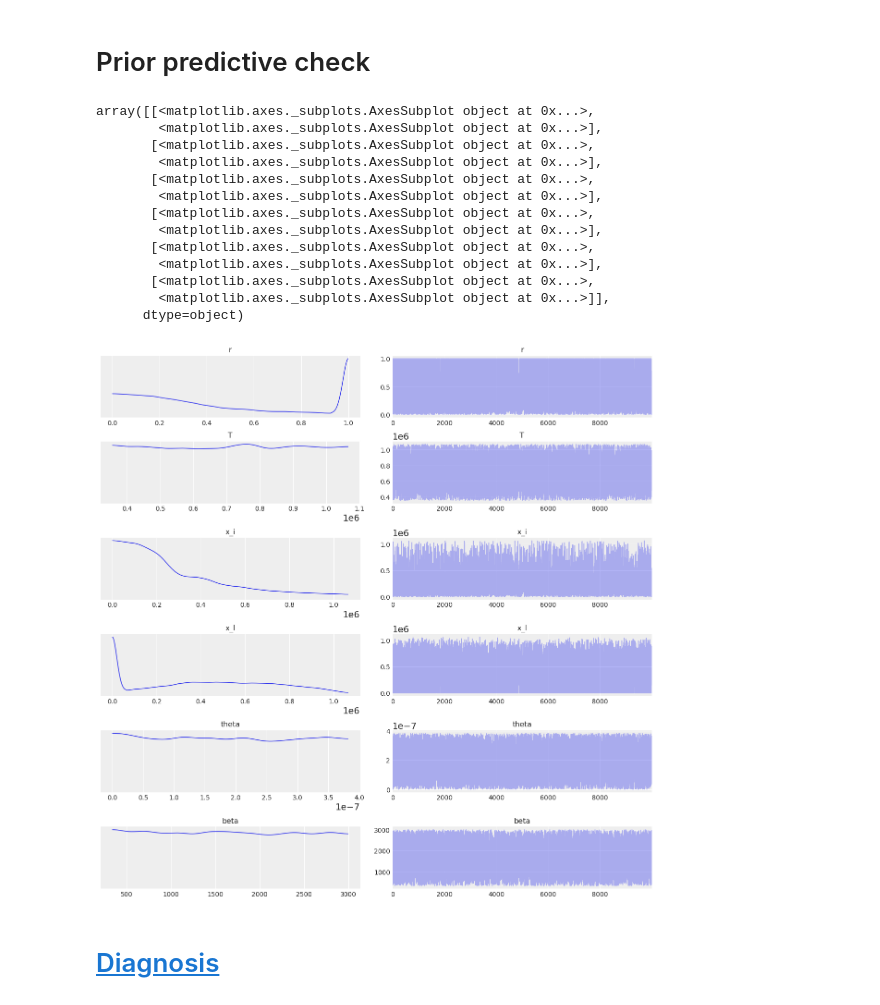
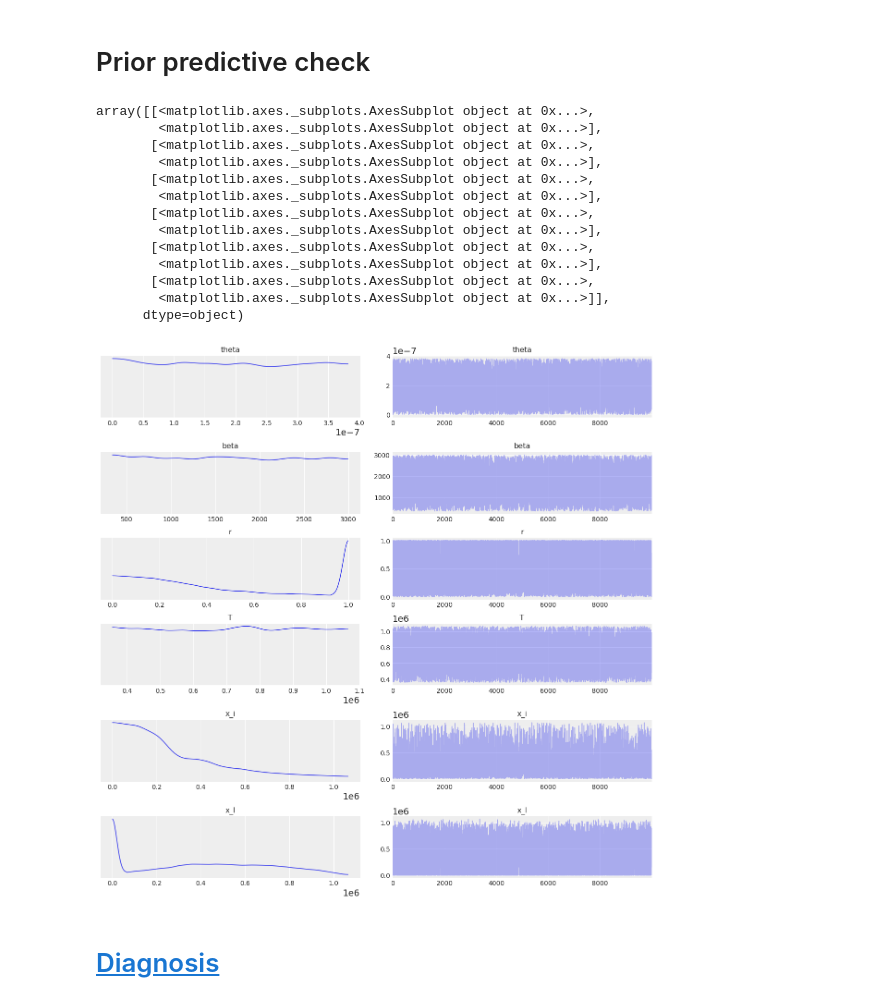
Before and after one commit to emilemathieu/illegal_fishing, a Jupyter notebook: yearly.ipynb, the cells around one changed output. Saved outputs shown, nothing was run; the diff lists cells and outputs as text; code cells hidden in the pictures.

```diff
--- a/yearly.ipynb
+++ b/yearly.ipynb
@@ -218,23 +287,23 @@ The estimated number of effective samples is smaller than 200 for some parameter
 # %%
 prior_checks = sample_prior_predictive(samples=10000, random_seed=0, model=mymodel)
 #traceplot(prior_checks)
 # traceplot({k: prior_checks[k] for k in ('x_i', 'x_l')})
-traceplot({k: prior_checks[k] for k in ('r', 'T', 'x_i', 'x_l', 'theta', 'beta')})
+traceplot({k: prior_checks[k] for k in ('theta', 'beta', 'r', 'T', 'x_i', 'x_l', )})
 # %% [output]
 array([[<matplotlib.axes._subplots.AxesSubplot object at 0x...>,
         <matplotlib.axes._subplots.AxesSubplot object at 0x...>],
        [<matplotlib.axes._subplots.AxesSubplot object at 0x...>,
         <matplotlib.axes._subplots.AxesSubplot object at 0x...>],
        [<matplotlib.axes._subplots.AxesSubplot object at 0x...>,
         <matplotlib.axes._subplots.AxesSubplot object at 0x...>],
        [<matplotlib.axes._subplots.AxesSubplot object at 0x...>,
         <matplotlib.axes._subplots.AxesSubplot object at 0x...>],
        [<matplotlib.axes._subplots.AxesSubplot object at 0x...>,
         <matplotlib.axes._subplots.AxesSubplot object at 0x...>],
        [<matplotlib.axes._subplots.AxesSubplot object at 0x...>,
         <matplotlib.axes._subplots.AxesSubplot object at 0x...>]],
       dtype=object)
-[figure, old version]
+[figure, new version]
 # %% [markdown]
 # [Diagnosis](https://docs.pymc.io/notebooks/Diagnosing_biased_Inference_with_Divergences.html)
 # %%
```
Also changed, not shown: parts of 2 cells of this notebook.
